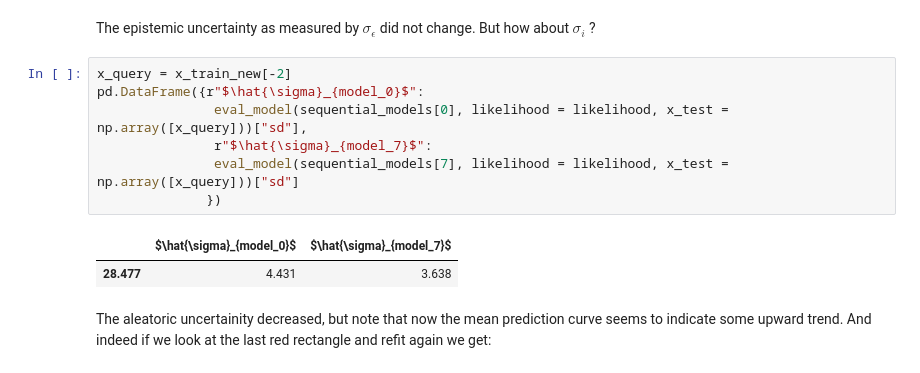
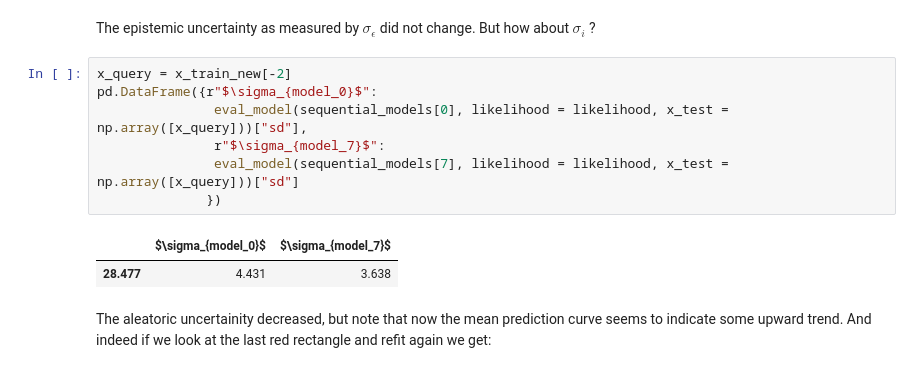
Before and after one commit to tloehrlmu/PageTest, a Jupyter notebook: chapter-gaussianprocess/gaussianprocess.ipynb, the cells around one changed output. Saved outputs shown, nothing was run; the diff lists cells and outputs as text.

```diff
--- a/chapter-gaussianprocess/gaussianprocess.ipynb
+++ b/chapter-gaussianprocess/gaussianprocess.ipynb
@@ -532,13 +529,13 @@ df_params.loc[["model_0", "model_7"]][["likelihood.noise_covar.raw_noise", "cova
 The epistemic uncertainty as measured by $\sigma_{\epsilon}$ did not change. But how about $\sigma_{i}$ ?
 # %%
 x_query = x_train_new[-2]
-pd.DataFrame({r"$\hat{\sigma}_{model_0}$":
+pd.DataFrame({r"$\sigma_{model_0}$":
                eval_model(sequential_models[0], likelihood = likelihood, x_test = np.array([x_query]))["sd"],
-               r"$\hat{\sigma}_{model_7}$":
+               r"$\sigma_{model_7}$":
                eval_model(sequential_models[7], likelihood = likelihood, x_test = np.array([x_query]))["sd"]
               })
 # %% [output]
-|  | $\hat{\sigma}_{model_0}$ | $\hat{\sigma}_{model_7}$ |
+|  | $\sigma_{model_0}$ | $\sigma_{model_7}$ |
 | 28.477 | 4.431 | 3.638 |
 # %% [markdown]
 The aleatoric uncertainity decreased, but note that now the mean prediction curve seems to indicate some upward trend. And indeed if we look at the last red rectangle and refit again we get:
```
Also changed, not shown: parts of 3 cells of this notebook.
